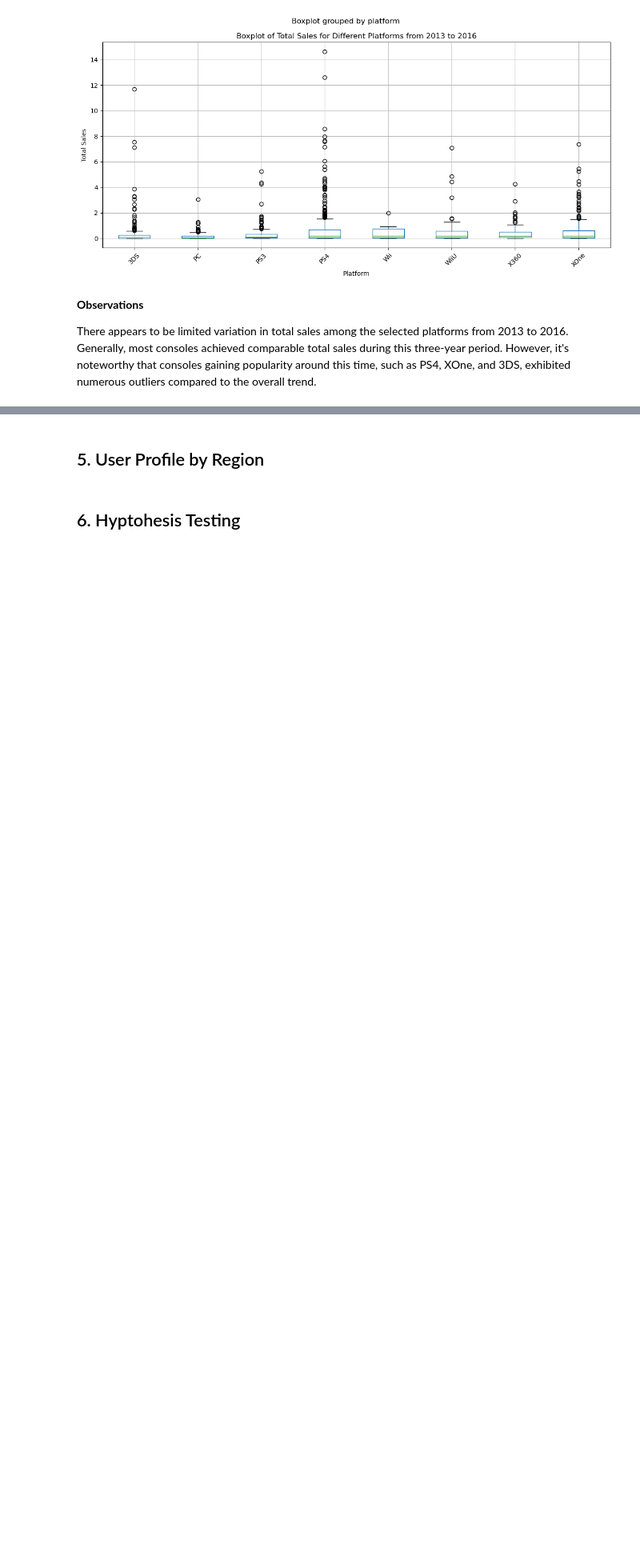
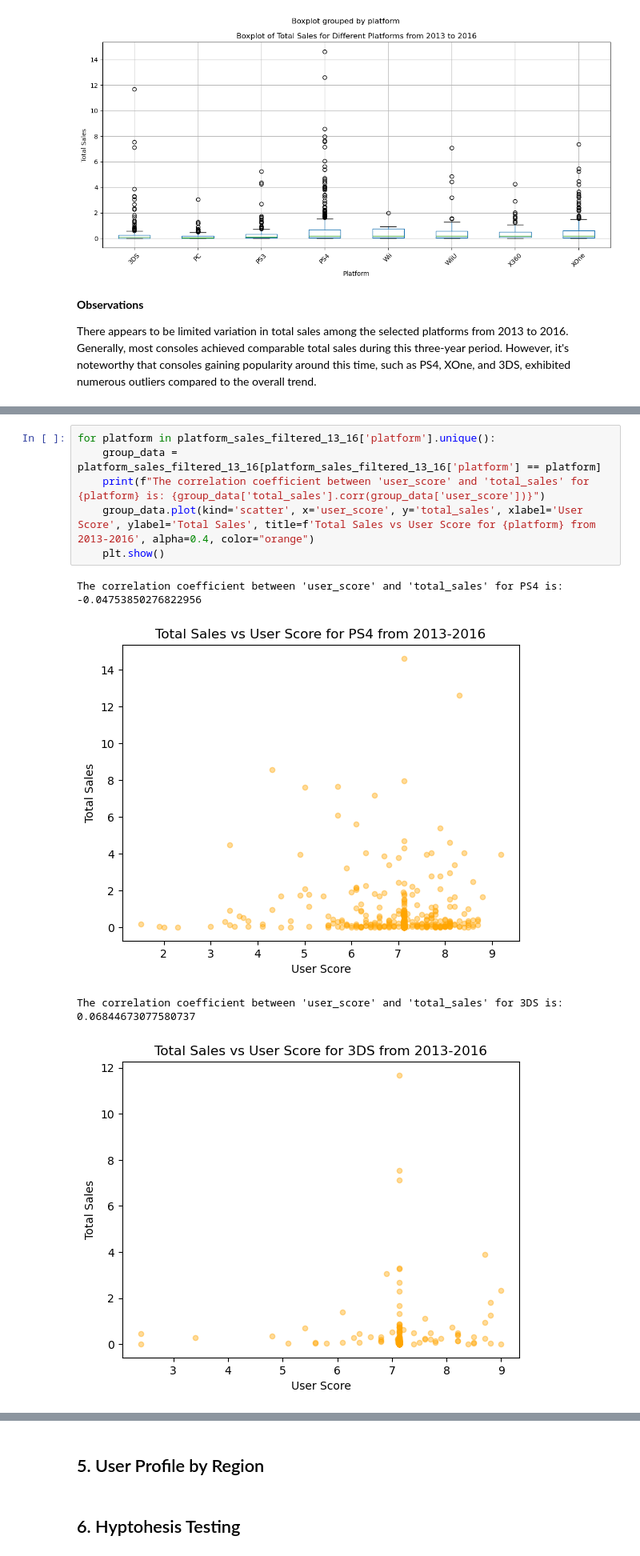
Before and after one commit to mnunezsa95/ds_project_video_game_analysis, a Jupyter notebook: notebooks/EDA.ipynb, the cells around one changed output, grey strips where cells are left out. Shown: that part at 80% size. Saved outputs shown, nothing was run; the diff lists cells and outputs as text; blank space fills up the shorter version.

```diff
--- a/notebooks/EDA.ipynb
+++ b/notebooks/EDA.ipynb
@@ -330,0 +347,11 @@ There appears to be limited variation in total sales among the selected platform
+# %%
+for platform in platform_sales_filtered_13_16['platform'].unique():
+    group_data = platform_sales_filtered_13_16[platform_sales_filtered_13_16['platform'] == platform]
+    print(f"The correlation coefficient between 'user_score' and 'total_sales' for {platform} is: {group_data['total_sales'].corr(group_data['user_score'])}")
+    group_data.plot(kind='scatter', x='user_score', y='total_sales', xlabel='User Score', ylabel='Total Sales', title=f'Total Sales vs User Score for {platform} from 2013-2016', alpha=0.4, color="orange")
+    plt.show()
+# %% [output]
+The correlation coefficient between 'user_score' and 'total_sales' for PS4 is: -0.04753850276822956
+[figure, added]
+The correlation coefficient between 'user_score' and 'total_sales' for 3DS is: 0.06844673077580737
+[figure, added]
```
Also changed, not shown: parts of 5 cells of this notebook.
